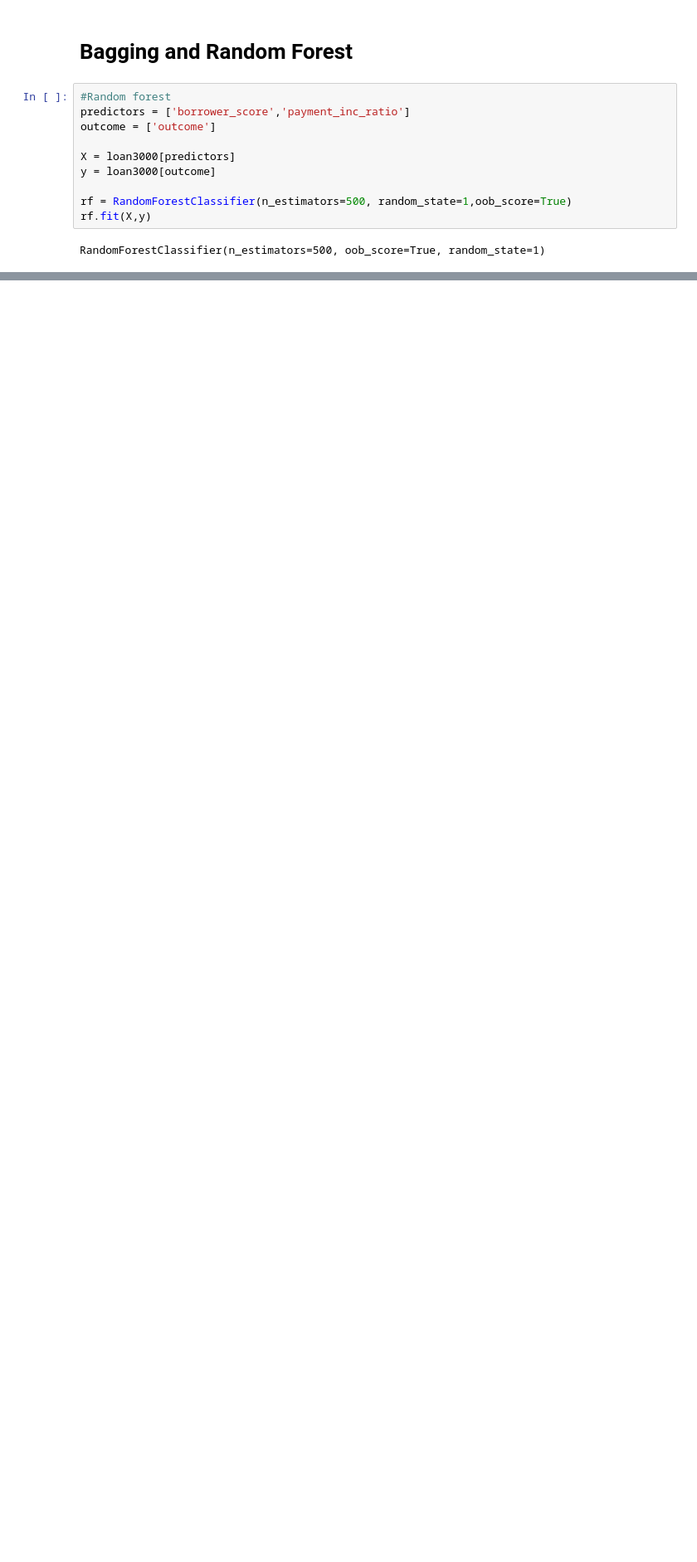
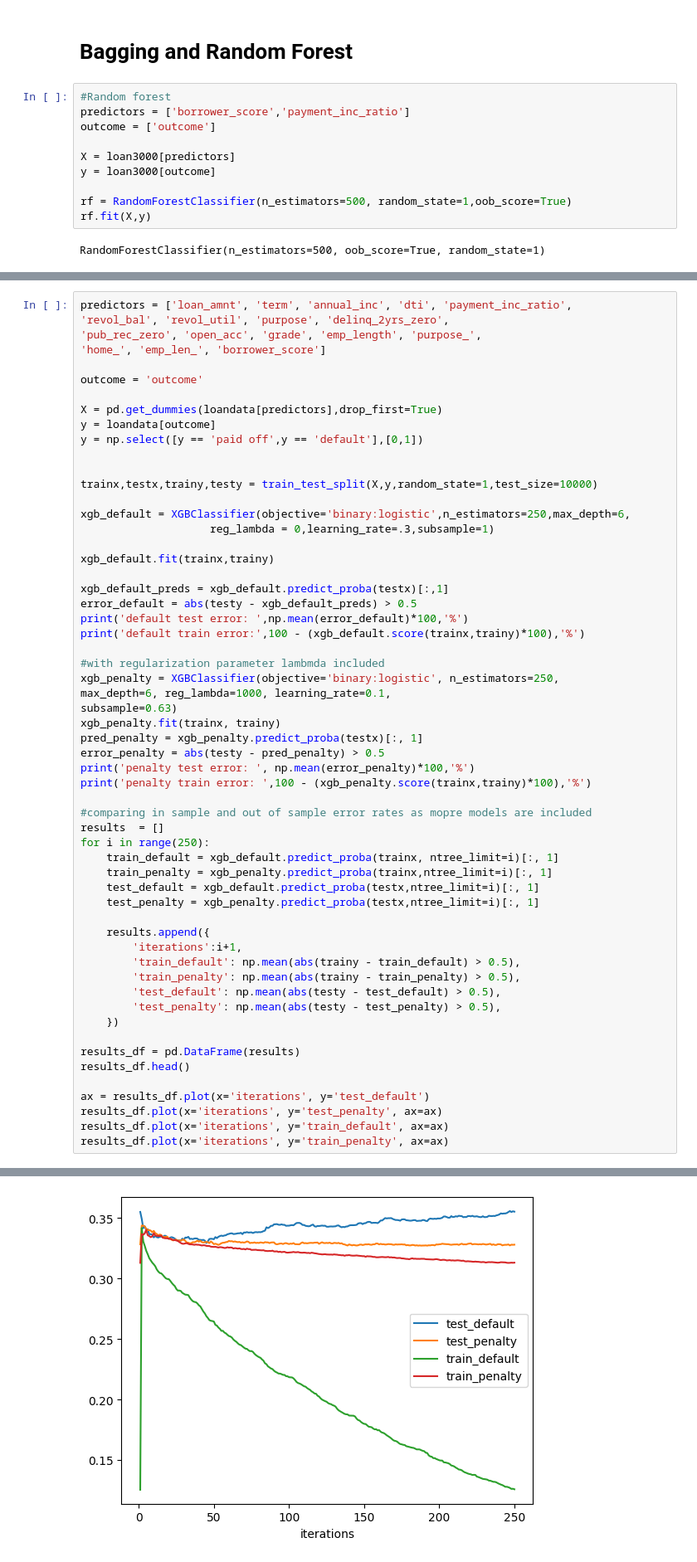
Before and after one commit to ChiragBangera/Practical-Stats, a Jupyter notebook: chapter_6.ipynb, the cells around one changed output, grey strips where cells are left out. Shown at 83% size. Saved outputs shown, nothing was run; the diff lists cells and outputs as text; blank space fills up the shorter version.

```diff
--- a/chapter_6.ipynb
+++ b/chapter_6.ipynb
@@ -275,0 +318,59 @@ ax.get_yaxis().set_visible(False)
+# %%
+predictors = ['loan_amnt', 'term', 'annual_inc', 'dti', 'payment_inc_ratio',
+'revol_bal', 'revol_util', 'purpose', 'delinq_2yrs_zero',
+'pub_rec_zero', 'open_acc', 'grade', 'emp_length', 'purpose_',
+'home_', 'emp_len_', 'borrower_score']
+
+outcome = 'outcome'
+
+X = pd.get_dummies(loandata[predictors],drop_first=True)
+y = loandata[outcome]
+y = np.select([y == 'paid off',y == 'default'],[0,1])
+
+
+trainx,testx,trainy,testy = train_test_split(X,y,random_state=1,test_size=10000)
+
+xgb_default = XGBClassifier(objective='binary:logistic',n_estimators=250,max_depth=6,
+                    reg_lambda = 0,learning_rate=.3,subsample=1)
+
+xgb_default.fit(trainx,trainy)
+
+xgb_default_preds = xgb_default.predict_proba(testx)[:,1]
+error_default = abs(testy - xgb_default_preds) > 0.5
+print('default test error: ',np.mean(error_default)*100,'%')
+print('default train error:',100 - (xgb_default.score(trainx,trainy)*100),'%')
+
+#with regularization parameter lambmda included
+xgb_penalty = XGBClassifier(objective='binary:logistic', n_estimators=250,
+max_depth=6, reg_lambda=1000, learning_rate=0.1,
+subsample=0.63)
+xgb_penalty.fit(trainx, trainy)
+pred_penalty = xgb_penalty.predict_proba(testx)[:, 1]
+error_penalty = abs(testy - pred_penalty) > 0.5
+print('penalty test error: ', np.mean(error_penalty)*100,'%')
+print('penalty train error: ',100 - (xgb_penalty.score(trainx,trainy)*100),'%')
+
+#comparing in sample and out of sample error rates as mopre models are included
+results  = []
+for i in range(250):
+    train_default = xgb_default.predict_proba(trainx, ntree_limit=i)[:, 1]
+    train_penalty = xgb_penalty.predict_proba(trainx,ntree_limit=i)[:, 1]
+    test_default = xgb_default.predict_proba(testx,ntree_limit=i)[:, 1]
+    test_penalty = xgb_penalty.predict_proba(testx,ntree_limit=i)[:, 1]
+
+    results.append({
+        'iterations':i+1,
+        'train_default': np.mean(abs(trainy - train_default) > 0.5),
+        'train_penalty': np.mean(abs(trainy - train_penalty) > 0.5),
+        'test_default': np.mean(abs(testy - test_default) > 0.5),
+        'test_penalty': np.mean(abs(testy - test_penalty) > 0.5),
+    })
+
+results_df = pd.DataFrame(results)
+results_df.head()
+
+ax = results_df.plot(x='iterations', y='test_default')
+results_df.plot(x='iterations', y='test_penalty', ax=ax)
+results_df.plot(x='iterations', y='train_default', ax=ax)
+results_df.plot(x='iterations', y='train_penalty', ax=ax)
+# %% [output]
@@ -275,0 +382 @@ ax.get_yaxis().set_visible(False)
+[figure, added]
```
Also changed, not shown: parts of 8 cells of this notebook.
